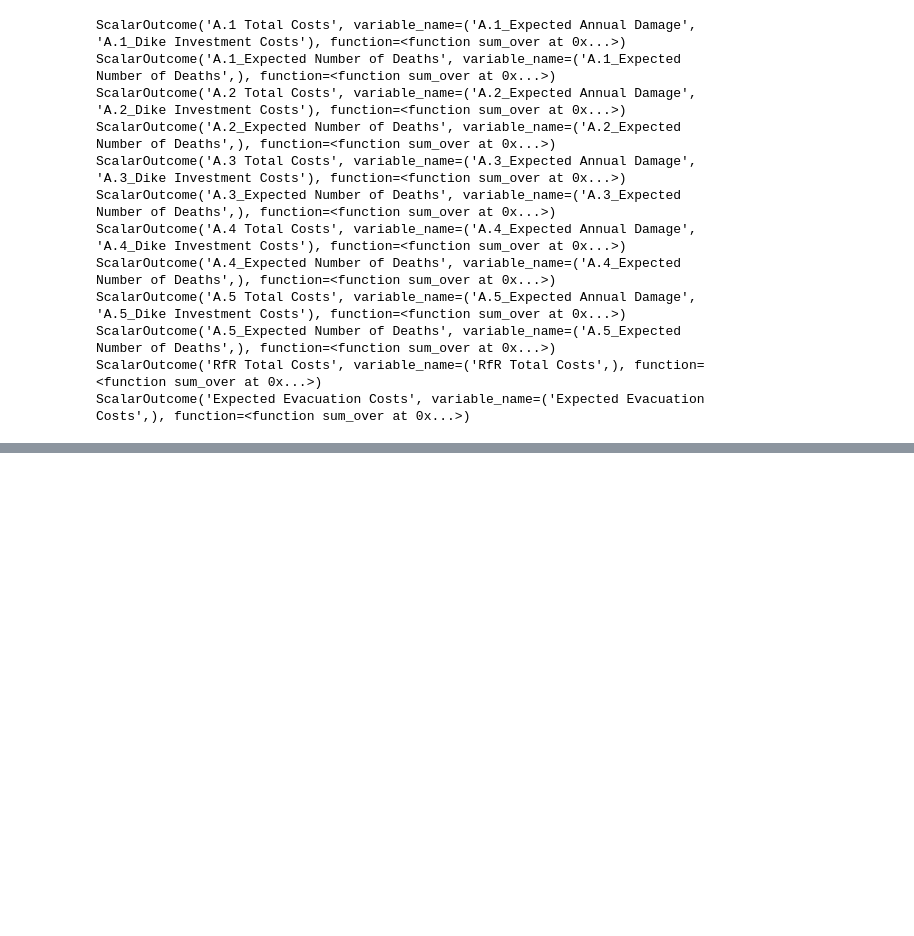
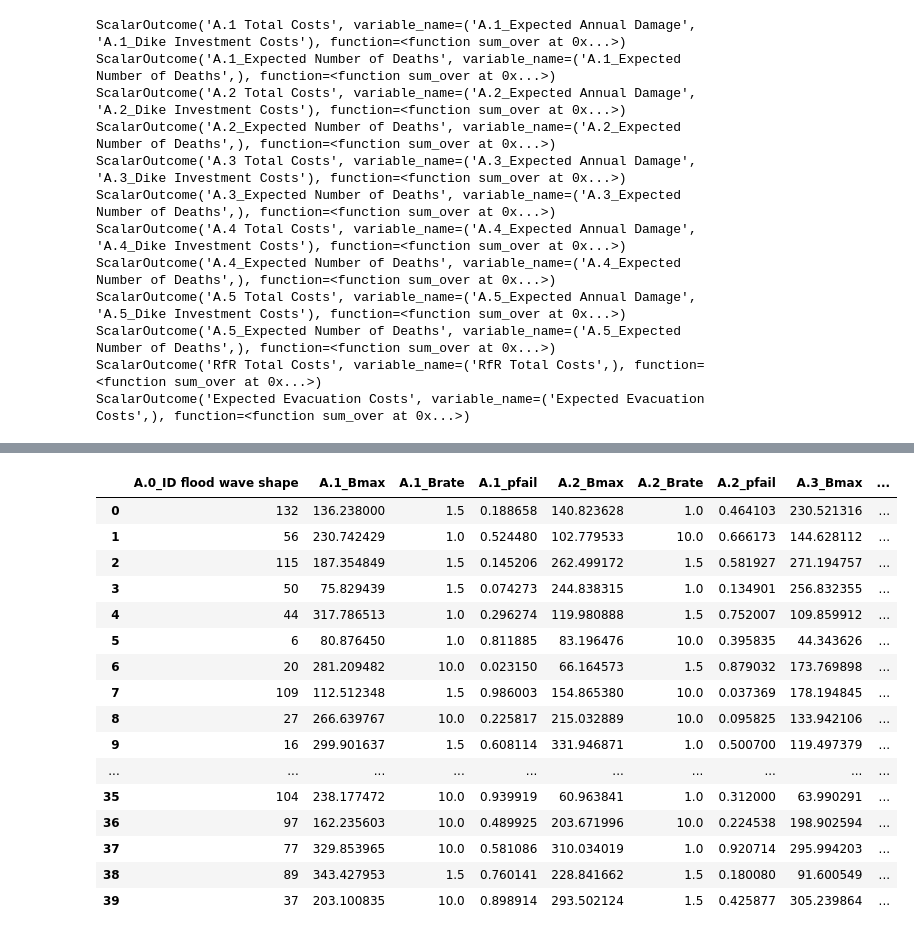
Before and after one commit to tissueters/MDM_project, a Jupyter notebook: final assignment/Problem Formulations.ipynb, the cells around one changed output, grey strips where cells are left out. Saved outputs shown, nothing was run; the diff lists cells and outputs as text; code cells hidden in the pictures; blank space fills up the shorter version.

```diff
--- a/final assignment/Problem Formulations.ipynb
+++ b/final assignment/Problem Formulations.ipynb
@@ -264,0 +279,21 @@ KeyError: ('A.1_Expected Number of Deaths',)
+# %%
+experiments = pd.DataFrame(experiments)
+experiments
+# %% [output]
+|  | A.0_ID flood wave shape | A.1_Bmax | A.1_Brate | A.1_pfail | A.2_Bmax | A.2_Brate | A.2_pfail | A.3_Bmax | ... |
+| 0 | 132 | 136.238000 | 1.5 | 0.188658 | 140.823628 | 1.0 | 0.464103 | 230.521316 | ... |
+| 1 | 56 | 230.742429 | 1.0 | 0.524480 | 102.779533 | 10.0 | 0.666173 | 144.628112 | ... |
+| 2 | 115 | 187.354849 | 1.5 | 0.145206 | 262.499172 | 1.5 | 0.581927 | 271.194757 | ... |
+| 3 | 50 | 75.829439 | 1.5 | 0.074273 | 244.838315 | 1.0 | 0.134901 | 256.832355 | ... |
+| 4 | 44 | 317.786513 | 1.0 | 0.296274 | 119.980888 | 1.5 | 0.752007 | 109.859912 | ... |
+| 5 | 6 | 80.876450 | 1.0 | 0.811885 | 83.196476 | 10.0 | 0.395835 | 44.343626 | ... |
+| 6 | 20 | 281.209482 | 10.0 | 0.023150 | 66.164573 | 1.5 | 0.879032 | 173.769898 | ... |
+| 7 | 109 | 112.512348 | 1.5 | 0.986003 | 154.865380 | 10.0 | 0.037369 | 178.194845 | ... |
+| 8 | 27 | 266.639767 | 10.0 | 0.225817 | 215.032889 | 10.0 | 0.095825 | 133.942106 | ... |
+| 9 | 16 | 299.901637 | 1.5 | 0.608114 | 331.946871 | 1.0 | 0.500700 | 119.497379 | ... |
+| ... | ... | ... | ... | ... | ... | ... | ... | ... | ... |
+| 35 | 104 | 238.177472 | 10.0 | 0.939919 | 60.963841 | 1.0 | 0.312000 | 63.990291 | ... |
+| 36 | 97 | 162.235603 | 10.0 | 0.489925 | 203.671996 | 10.0 | 0.224538 | 198.902594 | ... |
+| 37 | 77 | 329.853965 | 10.0 | 0.581086 | 310.034019 | 1.0 | 0.920714 | 295.994203 | ... |
+| 38 | 89 | 343.427953 | 1.5 | 0.760141 | 228.841662 | 1.5 | 0.180080 | 91.600549 | ... |
+| 39 | 37 | 203.100835 | 10.0 | 0.898914 | 293.502124 | 1.5 | 0.425877 | 305.239864 | ... |
```
Also changed, not shown: parts of 7 cells of this notebook.
